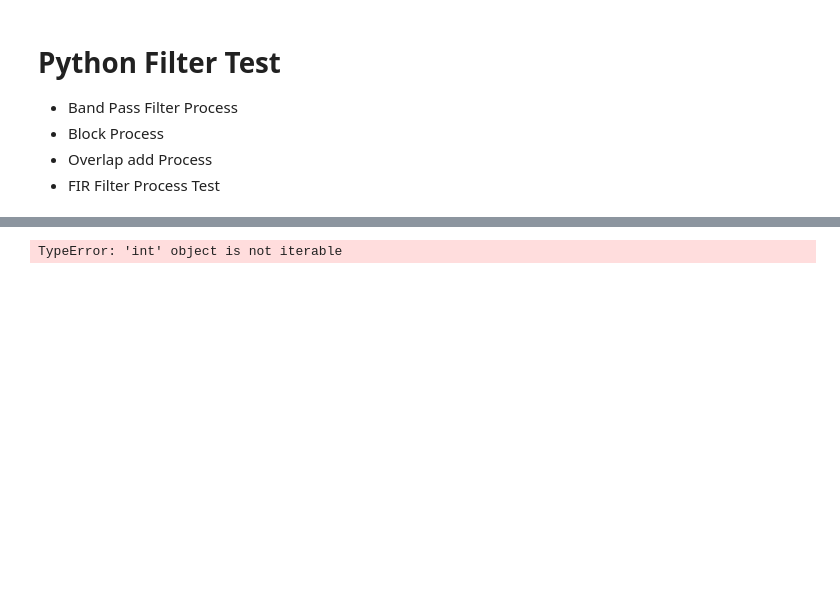
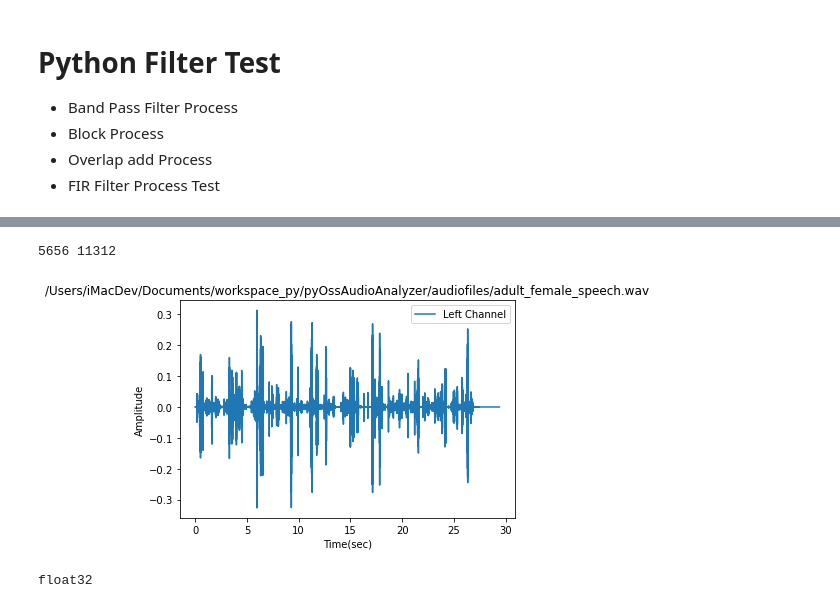
Before and after one commit to sunnyside74/pyOssAudioAnalyzer, a Jupyter notebook: ossTestFilter.ipynb, the cells around one changed output, grey strips where cells are left out. Cells and saved outputs as stored; diff of their text form; code cells hidden in the pictures; blank space fills up the shorter version.

```diff
--- a/ossTestFilter.ipynb
+++ b/ossTestFilter.ipynb
@@ -145,22 +180,31 @@ impulse_T30= [[0.368]] , impulse_T30 nonLin= [[0.1]]
 # %%
 # FIR Filter Test
 array_fc = [250, 500, 1000, 2000, 4000, 8000, 16000]
 
 # FIR Bandpass Fitler Design
 firtab = 128
 
-for i in len(array_fc):
-    for fc in array_fc:
-        oss_f1[i,:], oss_f2[i,:] = pyOssFilter.bp_cf_to_band_range(fc)
+fc = 8000
 
-oss_f1, oss_f2 = pyOssFilter.bp_cf_to_band_range(500)
+oss_f1, oss_f2 = pyOssFilter.bp_cf_to_band_range(fc)
 
 print(oss_f1, oss_f2)
 
-coef_fir1 = sig.firwin(firtab, [oss_f1, oss_f2], pass_zero=False, fs=audio_struct_fmt.fs)
+coef_fir1 = np.float32(sig.firwin(firtab, [oss_f1, oss_f2], pass_zero=False, fs=audio_struct_fmt.fs))
+#coef_fir2 = sig.firwin2(firtab)
 
-filtered = sig.lfilter(coef_fir1, [1.0], audio_data[:,0])
+# filtered = sig.lfilter(coef_fir1, [1.0], audio_data[:,0])
+filtered = sig.fftconvolve(audio_data[:,0], coef_fir1)
+
 dbg.dPlotAudio(audio_struct_fmt.fs, filtered, audio_fname, "Left Channel", "Time(sec)", "Amplitude")
-#coef_fir2 = sig.firwin2(firtab)
+print(filtered.dtype)
+
+# filtered_f32 = np.float32(filtered)
+# print(filtered_f32.dtype)
+
+# If you want save result to wave file, do uncomment below line
+#pyOssWavfile.write(os.path.join(audio_dir, wav_fname_audio + '_' + str(fc) +'Hz.filtered.wav'), int(audio_struct_fmt.fs), filtered)
 # %% [output]
-TypeError: 'int' object is not iterable
+5656 11312
+[figure, added]
+float32
```
Also changed, not shown: parts of 4 cells of this notebook, 4 other files.
